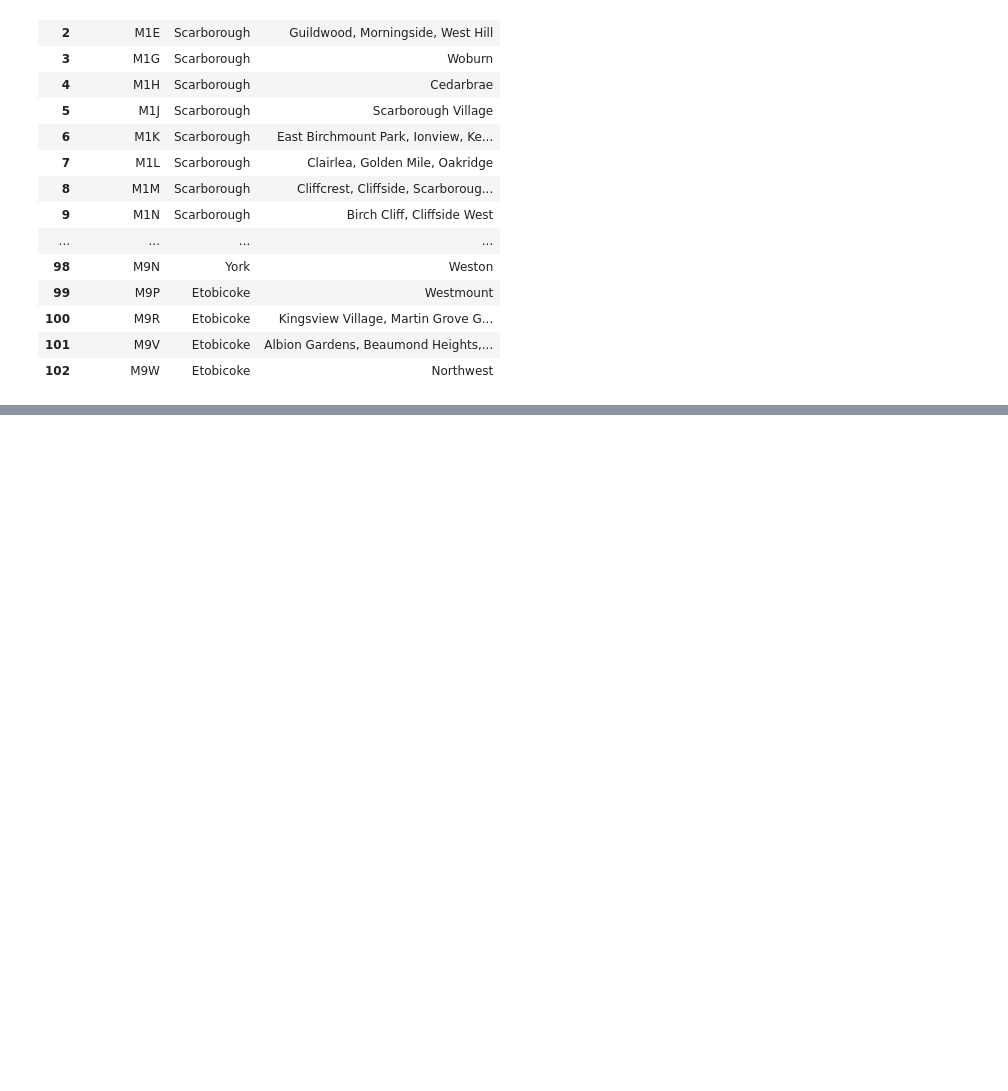
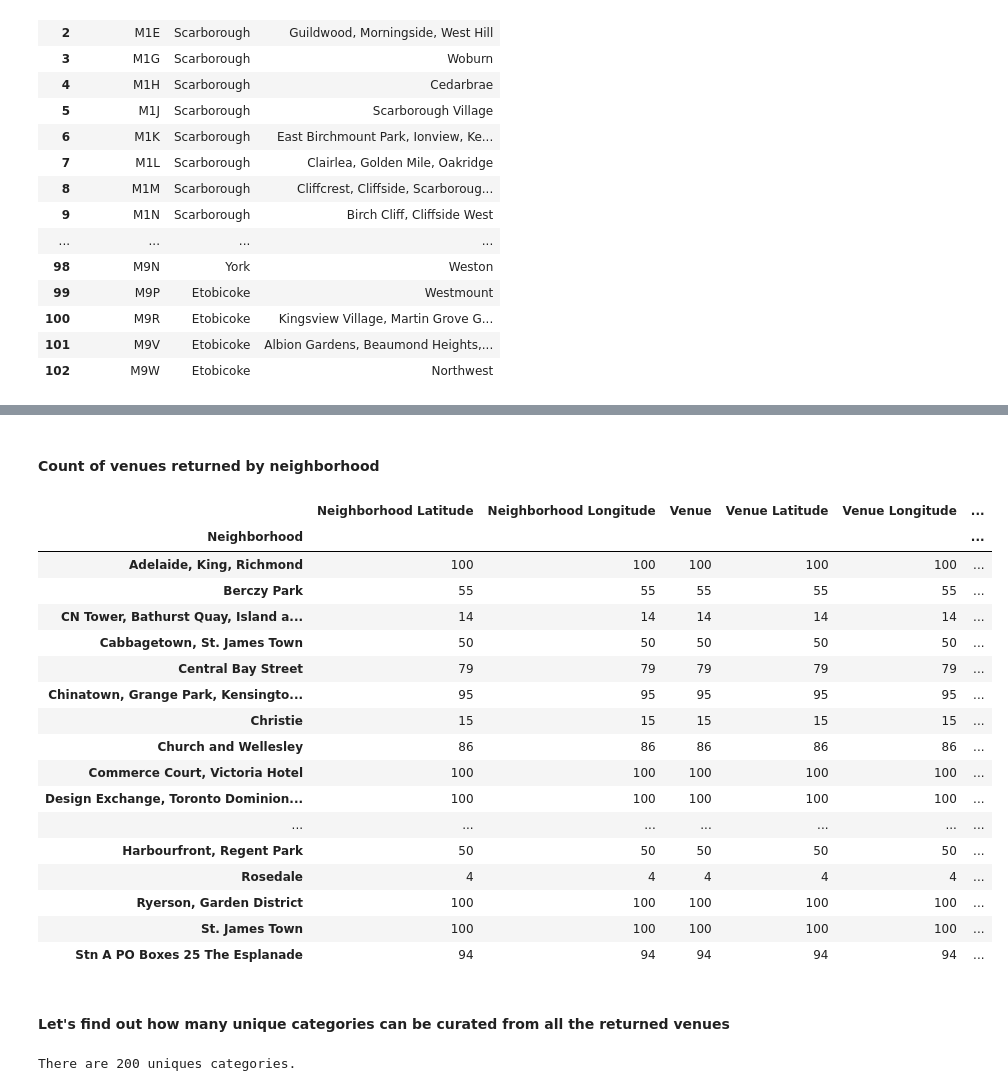
Before and after one commit to nachobot/Coursera_Capstone, a Jupyter notebook: TorontoNeighborhoodExploration.ipynb, the cells around one changed output, grey strips where cells are left out. Saved outputs shown, nothing was run; the diff lists cells and outputs as text; code cells hidden in the pictures; blank space fills up the shorter version.

```diff
--- a/TorontoNeighborhoodExploration.ipynb
+++ b/TorontoNeighborhoodExploration.ipynb
@@ -157,0 +401,12 @@ df_Toronto
+# %%
+# function that extracts the category of the venue
+def get_category_type(row):
+    try:
+        categories_list = row['categories']
+    except:
+        categories_list = row['venue.categories']
+
+    if len(categories_list) == 0:
+        return None
+    else:
+        return categories_list[0]['name']
@@ -157,0 +415,6 @@ df_Toronto
+# %%
+venues = results['response']['groups'][0]['items']
+
+nearby_venues = json_normalize(venues) # flatten JSON
+
+nearby_venues.head()
@@ -157,0 +427,16 @@ df_Toronto
+# %%
+# filter columns
+filtered_columns = ['venue.name', 'venue.categories', 'venue.location.lat', 'venue.location.lng']
+# .loc is very useful to slice the dataframe along the axis 0 or 1
+
+nearby_venues = nearby_venues.loc[:, filtered_columns]
+
+# filter the category for each row
+# venue.categories checked for each row .. reduce from a json to a string
+nearby_venues['venue.categories'] = nearby_venues.apply(get_category_type, axis=1)
+
+# clean columns
+# list comprehension
+nearby_venues.columns = [col.split(".")[-1] for col in nearby_venues.columns]
+
+nearby_venues.head()
@@ -157,0 +506,3 @@ df_Toronto
+# %%
+downtown_toronto_venues = getNearbyVenues(df_DowntownToronto['Neighborhood'], df_DowntownToronto['Latitude'], df_DowntownToronto['Longitude'])
+downtown_toronto_venues.shape
@@ -157,0 +520,29 @@ df_Toronto
+# %% [markdown]
+#### Count of venues returned by neighborhood
+# %%
+downtown_toronto_venues.groupby('Neighborhood').count()
+# %% [output]
+|  | Neighborhood Latitude | Neighborhood Longitude | Venue | Venue Latitude | Venue Longitude | ... |
+| Neighborhood |  |  |  |  |  | ... |
+| Adelaide, King, Richmond | 100 | 100 | 100 | 100 | 100 | ... |
+| Berczy Park | 55 | 55 | 55 | 55 | 55 | ... |
+| CN Tower, Bathurst Quay, Island a... | 14 | 14 | 14 | 14 | 14 | ... |
+| Cabbagetown, St. James Town | 50 | 50 | 50 | 50 | 50 | ... |
+| Central Bay Street | 79 | 79 | 79 | 79 | 79 | ... |
+| Chinatown, Grange Park, Kensingto... | 95 | 95 | 95 | 95 | 95 | ... |
+| Christie | 15 | 15 | 15 | 15 | 15 | ... |
+| Church and Wellesley | 86 | 86 | 86 | 86 | 86 | ... |
+| Commerce Court, Victoria Hotel | 100 | 100 | 100 | 100 | 100 | ... |
+| Design Exchange, Toronto Dominion... | 100 | 100 | 100 | 100 | 100 | ... |
+| ... | ... | ... | ... | ... | ... | ... |
+| Harbourfront, Regent Park | 50 | 50 | 50 | 50 | 50 | ... |
+| Rosedale | 4 | 4 | 4 | 4 | 4 | ... |
+| Ryerson, Garden District | 100 | 100 | 100 | 100 | 100 | ... |
+| St. James Town | 100 | 100 | 100 | 100 | 100 | ... |
+| Stn A PO Boxes 25 The Esplanade | 94 | 94 | 94 | 94 | 94 | ... |
+# %% [markdown]
+#### Let's find out how many unique categories can be curated from all the returned venues
+# %%
+print('There are {} uniques categories.'.format(len(downtown_toronto_venues['Venue Category'].unique())))
+# %% [output]
+There are 200 uniques categories.
```
Also changed, not shown: parts of 87 cells of this notebook.
